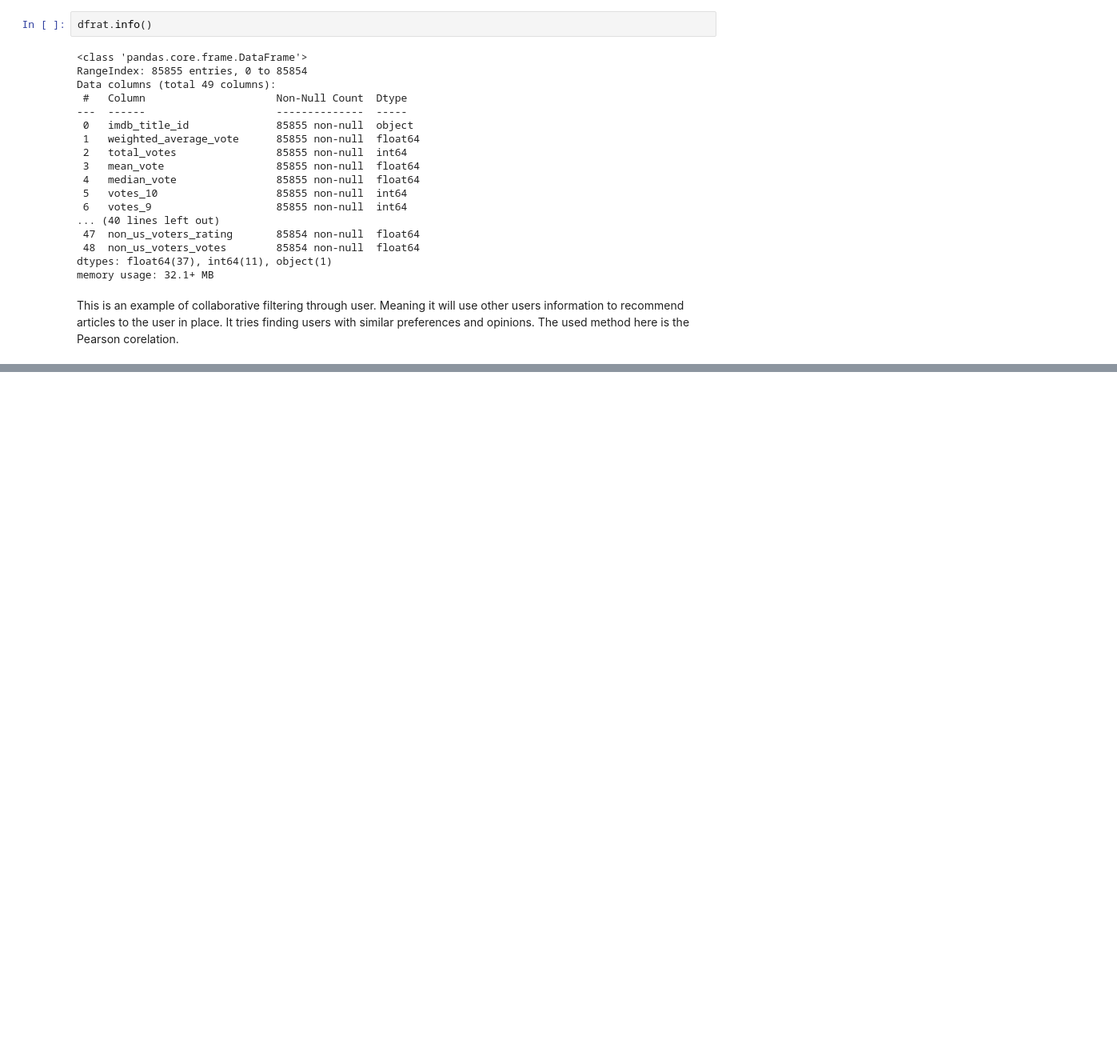
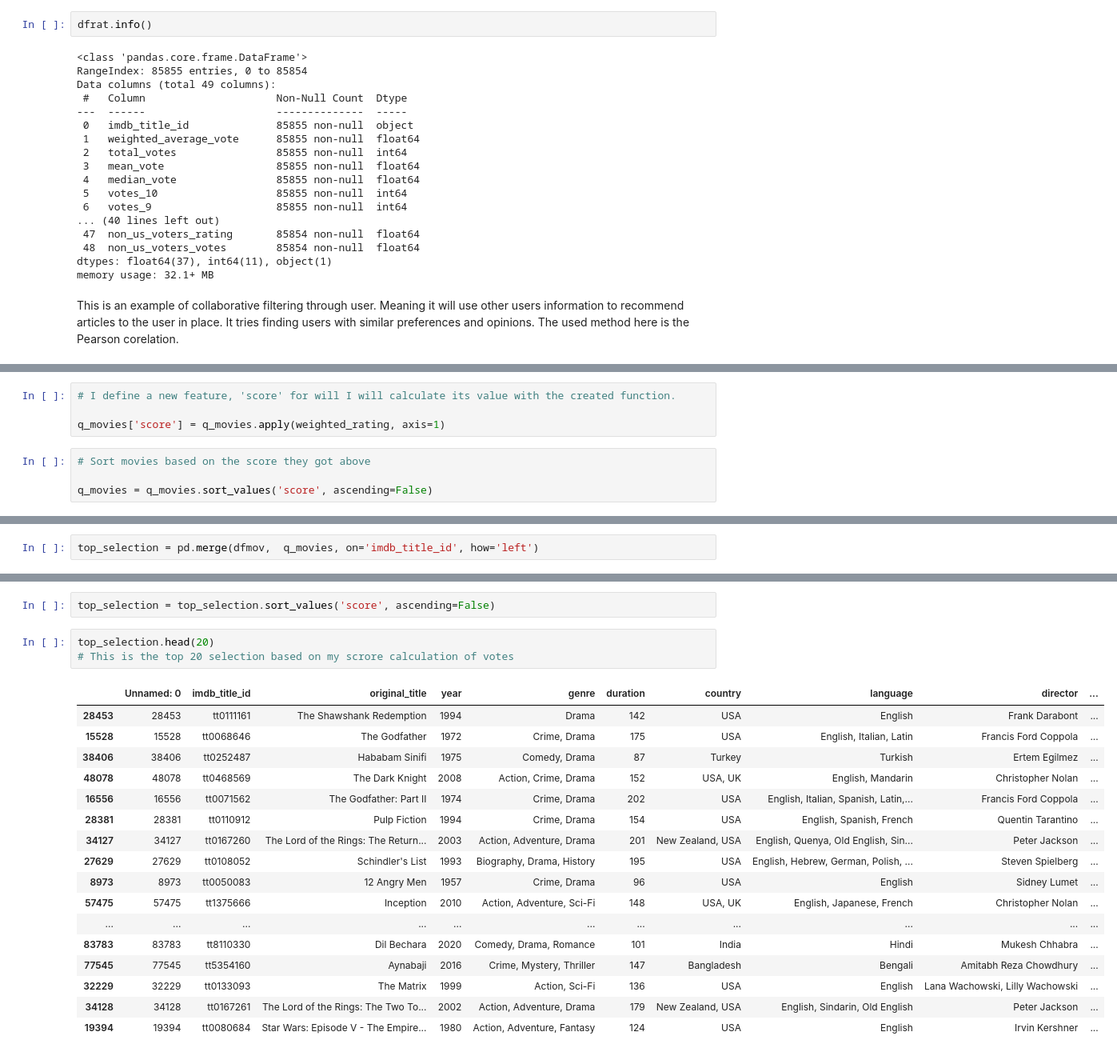
Before and after one commit to Pnat1/No_more_film_scrolling, a Jupyter notebook: notebooks/reccomending/recommending_user.ipynb, the cells around one changed output, grey strips where cells are left out. Shown at 80% size. Saved outputs shown, nothing was run; the diff lists cells and outputs as text; blank space fills up the shorter version.

```diff
--- a/notebooks/reccomending/recommending_user.ipynb
+++ b/notebooks/reccomending/recommending_user.ipynb
@@ -56,0 +116,8 @@ user_movie_rating = movie_data.pivot_table(index='userId', columns="title", valu
+# %%
+# I define a new feature, 'score' for will I will calculate its value with the created function.
+
+q_movies['score'] = q_movies.apply(weighted_rating, axis=1)
+# %%
+# Sort movies based on the score they got above
+
+q_movies = q_movies.sort_values('score', ascending=False)
@@ -56,0 +169,2 @@ user_movie_rating = movie_data.pivot_table(index='userId', columns="title", valu
+# %%
+top_selection = pd.merge(dfmov,  q_movies, on='imdb_title_id', how='left')
@@ -56,0 +202,23 @@ user_movie_rating = movie_data.pivot_table(index='userId', columns="title", valu
+# %%
+top_selection = top_selection.sort_values('score', ascending=False)
+# %%
+top_selection.head(20)
+# This is the top 20 selection based on my scrore calculation of votes
+# %% [output]
+|  | Unnamed: 0 | imdb_title_id | original_title | year | genre | duration | country | language | director | ... |
+| 28453 | 28453 | tt0111161 | The Shawshank Redemption | 1994 | Drama | 142 | USA | English | Frank Darabont | ... |
+| 15528 | 15528 | tt0068646 | The Godfather | 1972 | Crime, Drama | 175 | USA | English, Italian, Latin | Francis Ford Coppola | ... |
+| 38406 | 38406 | tt0252487 | Hababam Sinifi | 1975 | Comedy, Drama | 87 | Turkey | Turkish | Ertem Egilmez | ... |
+| 48078 | 48078 | tt0468569 | The Dark Knight | 2008 | Action, Crime, Drama | 152 | USA, UK | English, Mandarin | Christopher Nolan | ... |
+| 16556 | 16556 | tt0071562 | The Godfather: Part II | 1974 | Crime, Drama | 202 | USA | English, Italian, Spanish, Latin,... | Francis Ford Coppola | ... |
+| 28381 | 28381 | tt0110912 | Pulp Fiction | 1994 | Crime, Drama | 154 | USA | English, Spanish, French | Quentin Tarantino | ... |
+| 34127 | 34127 | tt0167260 | The Lord of the Rings: The Return... | 2003 | Action, Adventure, Drama | 201 | New Zealand, USA | English, Quenya, Old English, Sin... | Peter Jackson | ... |
+| 27629 | 27629 | tt0108052 | Schindler's List | 1993 | Biography, Drama, History | 195 | USA | English, Hebrew, German, Polish, ... | Steven Spielberg | ... |
+| 8973 | 8973 | tt0050083 | 12 Angry Men | 1957 | Crime, Drama | 96 | USA | English | Sidney Lumet | ... |
+| 57475 | 57475 | tt1375666 | Inception | 2010 | Action, Adventure, Sci-Fi | 148 | USA, UK | English, Japanese, French | Christopher Nolan | ... |
+| ... | ... | ... | ... | ... | ... | ... | ... | ... | ... | ... |
+| 83783 | 83783 | tt8110330 | Dil Bechara | 2020 | Comedy, Drama, Romance | 101 | India | Hindi | Mukesh Chhabra | ... |
+| 77545 | 77545 | tt5354160 | Aynabaji | 2016 | Crime, Mystery, Thriller | 147 | Bangladesh | Bengali | Amitabh Reza Chowdhury | ... |
+| 32229 | 32229 | tt0133093 | The Matrix | 1999 | Action, Sci-Fi | 136 | USA | English | Lana Wachowski, Lilly Wachowski | ... |
+| 34128 | 34128 | tt0167261 | The Lord of the Rings: The Two To... | 2002 | Action, Adventure, Drama | 179 | New Zealand, USA | English, Sindarin, Old English | Peter Jackson | ... |
+| 19394 | 19394 | tt0080684 | Star Wars: Episode V - The Empire... | 1980 | Action, Adventure, Fantasy | 124 | USA | English | Irvin Kershner | ... |
```
Also changed, not shown: parts of 20 cells of this notebook, 1 other file.
